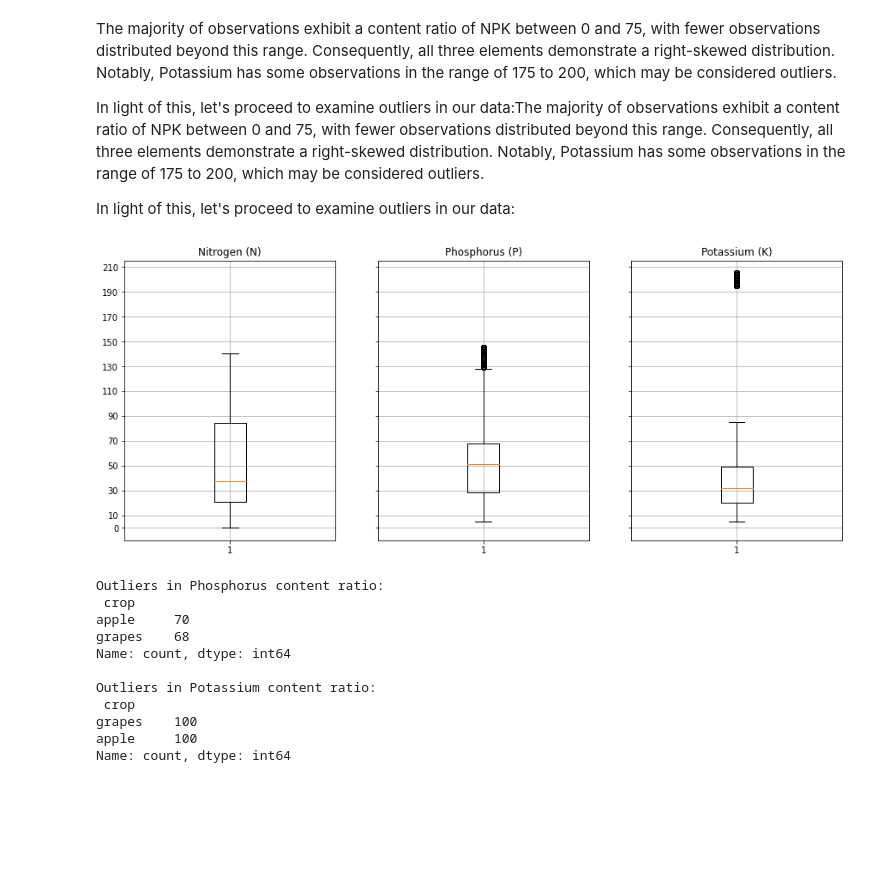
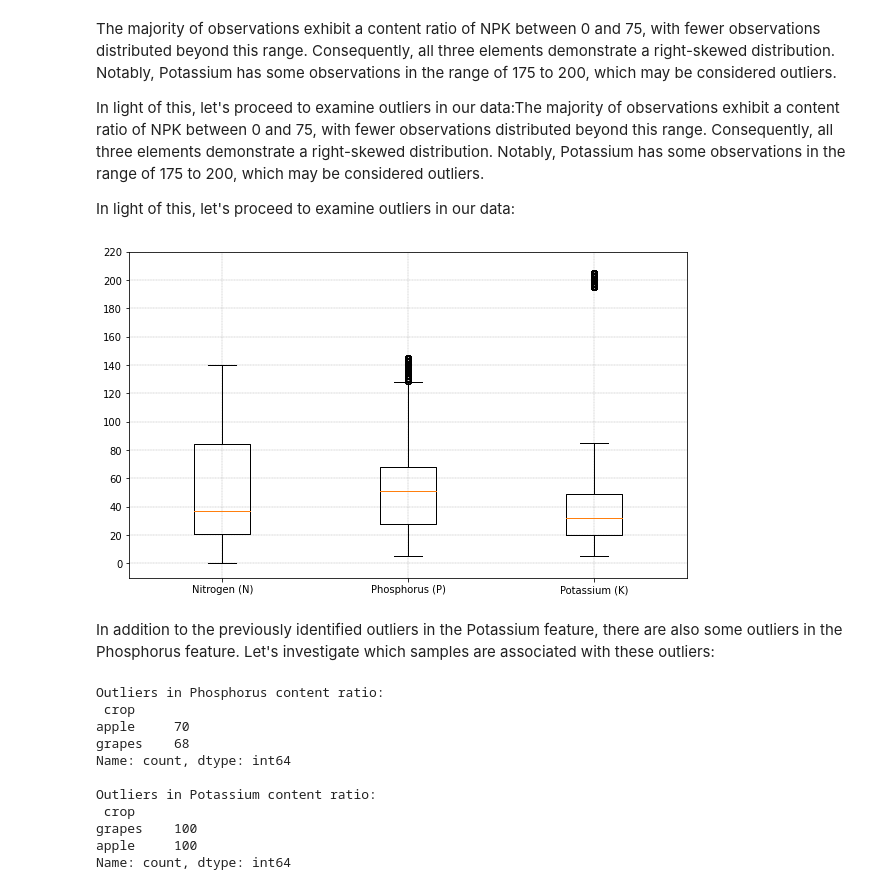
Before and after one commit to daniel-epm/agricultural_modeling, a Jupyter notebook: agriculture.ipynb, the cells around one changed output. Saved outputs shown, nothing was run; the diff lists cells and outputs as text; code cells hidden in the pictures; blank space fills up the shorter version.

```diff
--- a/agriculture.ipynb
+++ b/agriculture.ipynb
@@ -129,21 +129,17 @@ The majority of observations exhibit a content ratio of NPK between 0 and 75, wi
 In light of this, let's proceed to examine outliers in our data:The majority of observations exhibit a content ratio of NPK between 0 and 75, with fewer observations distributed beyond this range. Consequently, all three elements demonstrate a right-skewed distribution. Notably, Potassium has some observations in the range of 175 to 200, which may be considered outliers.
 
 In light of this, let's proceed to examine outliers in our data:
-# %%
-fig, axes = plt.subplots(1,3, figsize = (15,6), sharey = True)
-axes[0].boxplot(crops["N"])
-axes[0].set_title("Nitrogen (N)")
-axes[0].grid()
-axes[1].boxplot(crops["P"])
-axes[1].set_title("Phosphorus (P)")
-axes[1].grid()
-axes[2].boxplot(crops["K"])
-axes[2].set_title("Potassium (K)")
-axes[2].grid()
-plt.yticks([0] + list(range(10,220,20)))
-plt.show()
-# %% [output]
-[figure, removed]
+# %%
+fig, ax = plt.subplots(figsize = (10,6))
+ax.boxplot(crops[['N','P','K']])
+ax.set_xticklabels(['Nitrogen (N)','Phosphorus (P)','Potassium (K)'])
+ax.grid(color = 'gray', linestyle = '--', linewidth = 0.3)
+plt.yticks(range(0,230,20))
+plt.show()
+# %% [output]
+[figure, added]
+# %% [markdown]
+In addition to the previously identified outliers in the Potassium feature, there are also some outliers in the Phosphorus feature. Let's investigate which samples are associated with these outliers:
 # %%
 # Get the outliers from Phosphorus and Potassium
 p_25 = crops["P"].quantile(0.25)
```
Also changed, not shown: parts of 7 cells of this notebook.
